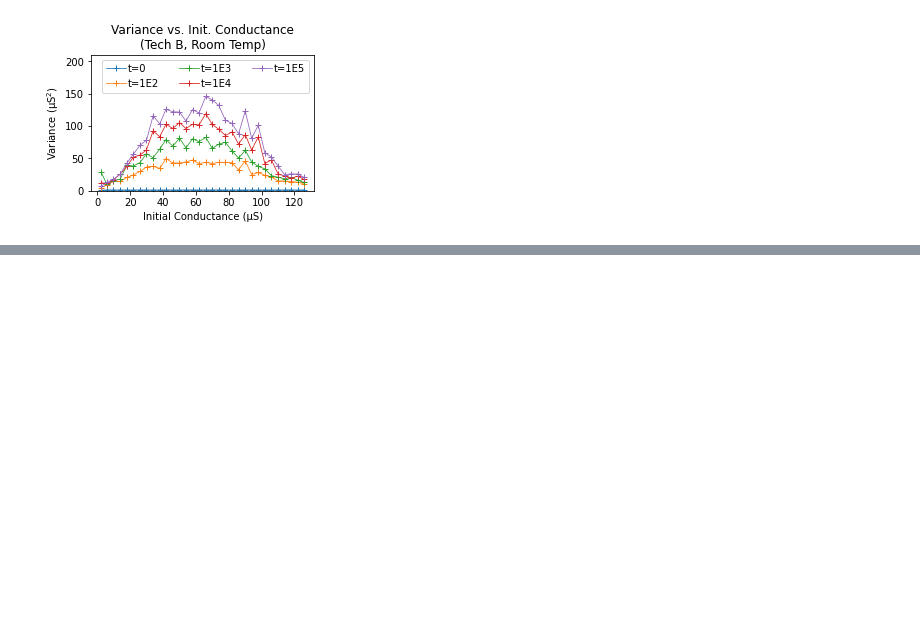
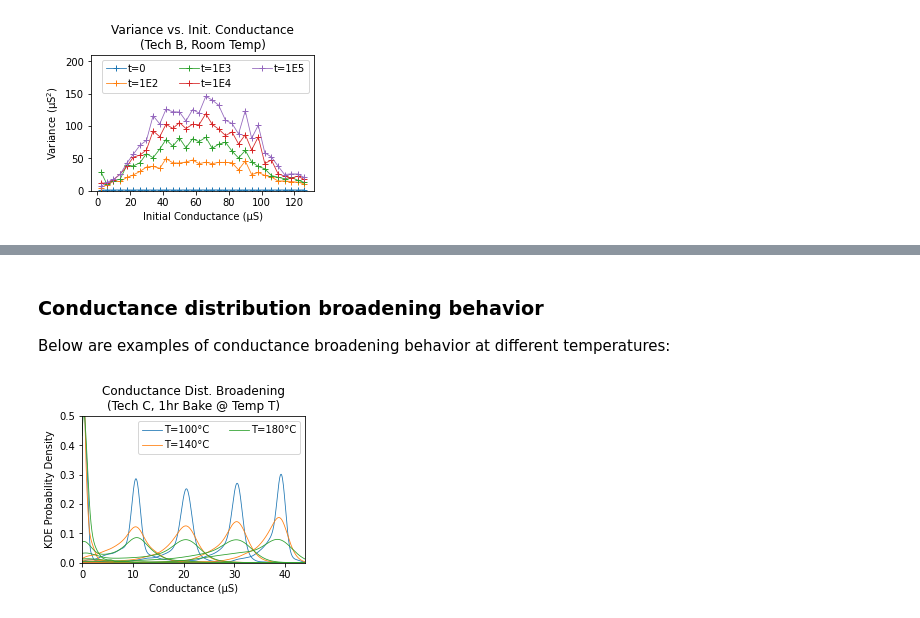
Before and after one commit to akashlevy/RRAM-Relaxation-Master-Model, a Jupyter notebook: analysis.ipynb, the cells around one changed output, grey strips where cells are left out. Drawn from its saved outputs; the diff is of its cells as text; code cells hidden in the pictures; blank space fills up the shorter version.

```diff
--- a/analysis.ipynb
+++ b/analysis.ipynb
@@ -25,5 +28,4 @@ with open(f"data/tech{TECH}/settings.json") as sfile:
 # %%
 # Load data for technology
-colnames = ["addr", "time", "r", "g", "gi", "range", "timept"]
-data = pd.read_csv(f"data/tech{TECH}/relaxdata.min.tsv.gz", names=colnames, sep='\t')
-#tsdata = np.loadtxt(f"data/tech{TECH}/tsdata.min.tsv.gz", delimiter='\t', usecols=range(settings["ts_npts"]))
+data = np.loadtxt(f"data/tech{TECH}/tsdata.min.tsv.gz", delimiter='\t', usecols=range(settings["ts_npts"]))
+data.head()
@@ -40,7 +39,7 @@ fig = plt.figure(figsize=(4,2.7))
 ax = fig.add_subplot(111)
 for i, r in enumerate([0, 8, 16, 31]):
     # Select data
-    d = tsdata[i,2:]
+    d = data[i,2:]
 
     # Plot time series data
     plt.plot(np.arange(0, len(d)/settings["fs"], 1/settings["fs"]), d*1e6, label=r, linewidth=0.8)
@@ -66,7 +63,7 @@ ax.set_title(f"Conductance Power Spectral Density\n(Tech {TECH}, Room Temp)")
 slopes = []
 for i, r in enumerate([0, 8, 16, 31]):
     # Select data
-    d = tsdata[i,2:]
+    d = data[i,2:]
 
     # # Lomb-Scargle PSD
     # f = np.logspace(np.log10(1/600), np.log10(2), 500)
@@ -226,0 +240,11 @@ plt.show()
+# %%
+# Load data for technology
+colnames = ["addr", "time", "r", "g", "temp"]
+data = pd.read_csv(f"data/tech{TECH}/bake.tsv.gz", names=colnames, sep='\t')
+
+# Get conductance range
+data["gi"] = data.groupby("addr")["g"].transform("first")
+data["range"] = np.int32(data["gi"] / settings["gmax"] * 32)
+
+# Show data
+data.head()
@@ -226,0 +258,27 @@ plt.show()
+# %% [markdown]
+### Conductance distribution broadening behavior
+
+Below are examples of conductance broadening behavior at different temperatures:
+# %%
+# Select ranges to study
+ranges = [0, 8, 16, 24, 31]
+
+# Conductance broadening behavior
+fig = plt.figure(figsize=(4, 2.7))
+ax = fig.add_subplot(111)
+ax.set_title(f"Conductance Dist. Broadening\n(Tech {TECH}, 1hr Bake @ Temp T)")
+colors = plt.rcParams["axes.prop_cycle"].by_key()["color"]
+for temp, color in zip(settings["temps"], colors):
+    for r in ranges:
+        gx = np.linspace(0, settings["gmax"]*1.1e6, 500)
+        gvals = data[(data["range"] == r) & (data["temp"] == temp) & (data["time"] != 0)]["g"]
+        pdf = scipy.stats.gaussian_kde(gvals*1e6).pdf(gx)
+        plt.plot(gx, pdf, color=color, label=f"T={temp}°C" if r==0 else None, linewidth=0.8)
+ax.legend(ncol=2, handletextpad=0.2)
+ax.set_xlim(0,settings["gmax"]*1.1e6)
+ax.set_ylim(*settings["gbroad_temp_ylim"])
+ax.set_xlabel("Conductance (µS)")
+ax.set_ylabel("KDE Probability Density")
+plt.show()
+# %% [output]
+[figure, added]
```
Also changed, not shown: parts of 11 cells of this notebook, 11 other files.
